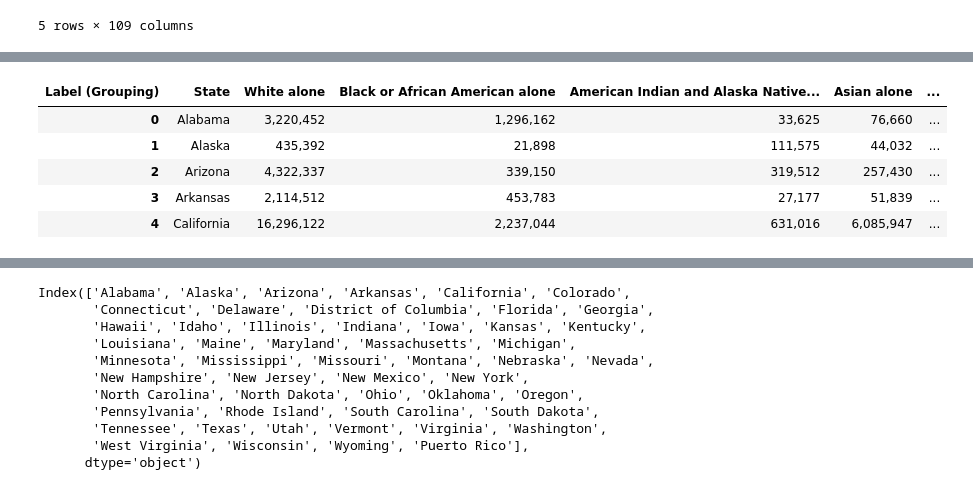
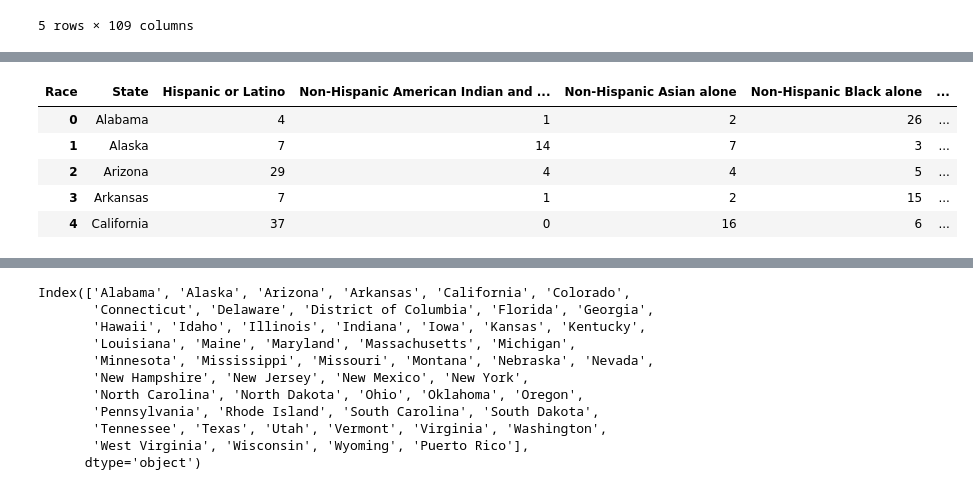
Before and after one commit to meeyoungPH/covid-deep-dive, a Jupyter notebook: long_covid/long_covid.ipynb, the cells around one changed output, grey strips where cells are left out. Cells and saved outputs as stored; diff of their text form; code cells hidden in the pictures.

```diff
--- a/long_covid/long_covid.ipynb
+++ b/long_covid/long_covid.ipynb
@@ -208,5 +193,5 @@ m_age_df.head()
 # %%
 # Read the race file and store into Pandas DataFrames
-race_df = pd.read_csv("Resources/2020_census_ race.csv")
-race_df.head()
+race_ethnicity_df = pd.read_csv("Resources/Raw Adult population by race and ethnicity.csv")
+race_ethnicity_df.head()
 # %% [output]
@@ -263,0 +204,5 @@ m_race_df = m_race_df.reset_index()
+# %%
+
+# Filter df by "LocationType", "TimeFrame" and "DataFormat"
+race_ethnicity_df = race_ethnicity_df.loc[(race_ethnicity_df['LocationType'] == 'State') & (race_ethnicity_df['TimeFrame'] == 2021) & (race_ethnicity_df['DataFormat'] == 'Percent')]
+race_ethnicity_df.head()
@@ -263,0 +216,4 @@ m_race_df = m_race_df.reset_index()
+# %%
+# Create the dataframe with desired columns
+race_ethnicity_df = race_ethnicity_df[["Location", "Race", "Data"]]
+race_ethnicity_df.head()
@@ -263,0 +227,4 @@ m_race_df = m_race_df.reset_index()
+# %%
+m_race_ethnicity_df = race_ethnicity_df.pivot_table(index=['Location'], columns='Race',
+                     values='Data', aggfunc='first').reset_index()
+m_race_ethnicity_df.head()
@@ -264,11 +238,11 @@ m_race_df = m_race_df.reset_index()
 # %%
-# Rename the"index" column to "State"
-m_race_df.rename(columns={'index':'State'}, inplace=True)
-m_race_df.head()
+# Rename the"Location" column to "State"
+m_race_ethnicity_df.rename(columns={'Location':'State'}, inplace=True)
+m_race_ethnicity_df.head()
 # %% [output]
-| Label (Grouping) | State | White alone | Black or African American alone | American Indian and Alaska Native... | Asian alone | ... |
-| 0 | Alabama | 3,220,452 | 1,296,162 | 33,625 | 76,660 | ... |
-| 1 | Alaska | 435,392 | 21,898 | 111,575 | 44,032 | ... |
-| 2 | Arizona | 4,322,337 | 339,150 | 319,512 | 257,430 | ... |
-| 3 | Arkansas | 2,114,512 | 453,783 | 27,177 | 51,839 | ... |
-| 4 | California | 16,296,122 | 2,237,044 | 631,016 | 6,085,947 | ... |
+| Race | State | Hispanic or Latino | Non-Hispanic American Indian and ... | Non-Hispanic Asian alone | Non-Hispanic Black alone | ... |
+| 0 | Alabama | 4 | 1 | 2 | 26 | ... |
+| 1 | Alaska | 7 | 14 | 7 | 3 | ... |
+| 2 | Arizona | 29 | 4 | 4 | 5 | ... |
+| 3 | Arkansas | 7 | 1 | 2 | 15 | ... |
+| 4 | California | 37 | 0 | 16 | 6 | ... |
```
Also changed, not shown: parts of 39 cells of this notebook, 5 other files.
